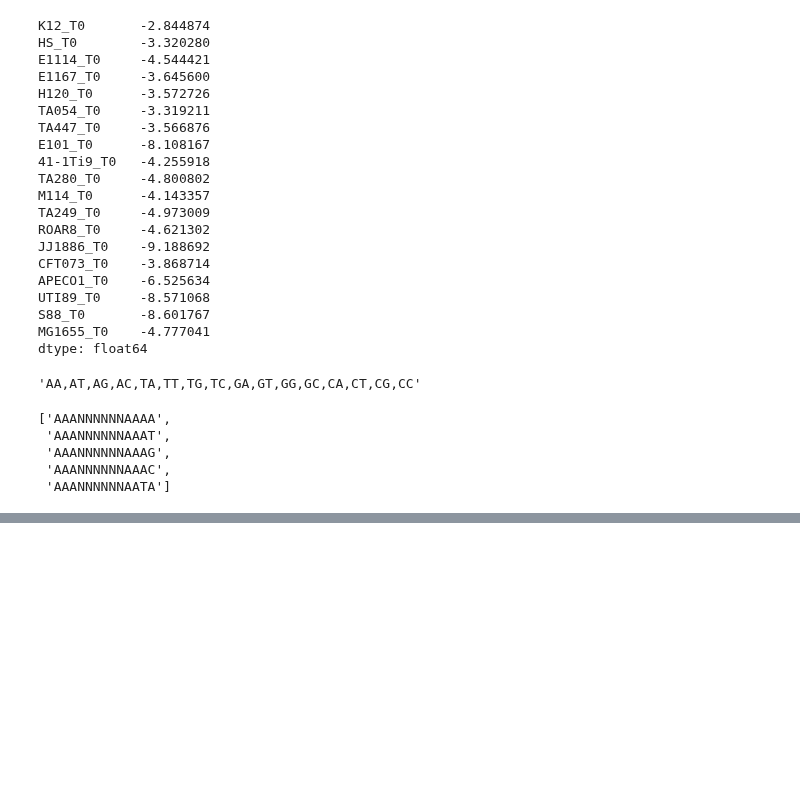
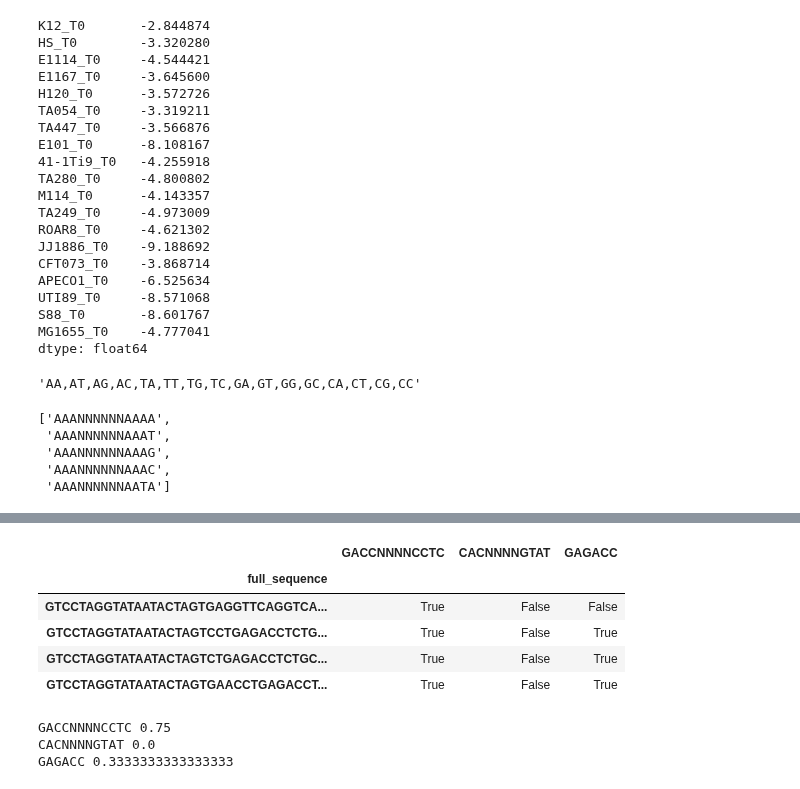
Before and after one commit to dbikard/randseq, a Jupyter notebook: nbs/01_utils.ipynb, the cells around one changed output, grey strips where cells are left out. Saved outputs shown, nothing was run; the diff lists cells and outputs as text; code cells hidden in the pictures; blank space fills up the shorter version.

```diff
--- a/nbs/01_utils.ipynb
+++ b/nbs/01_utils.ipynb
@@ -169,3 +159,21 @@ get_all_sites((3,6,4))[:5]
  'AAANNNNNNAAAG',
  'AAANNNNNNAAAC',
  'AAANNNNNNAATA']
+# %%
+#| export
+def get_lib_seq_context(seqs,left,right):
+    """
+    Generates a list of sequences by combining a left and right sequence with each sequence in the input list.
+
+    Args:
+        seqs (list): List of sequences to be combined.
+        left (str): Left sequence to prepend.
+        right (str): Right sequence to append.
+
+    Returns:
+        list: List of combined sequences.
+    """
+    left=left.upper()
+    right=right.upper()
+    lib=[left+r+right for r in seqs]
+    return lib
@@ -172,3 +257,32 @@ get_all_sites((3,6,4))[:5]
+# %%
+left, right = "GTCCTAGGTATAATACTAGT", "GTTTTAGAGCTAGAAATAGC"
+flexible_motifs_df = pd.DataFrame({"motif":["GACCNNNNCCTC","CACNNNNGTAT","GAGACC"]})
+motif_presence_df = get_motif_presence_in_library(
+            short_sequences_list=counts.index.tolist(),
+            left_context=left,
+            right_context=right,
+            flexible_motifs_df=flexible_motifs_df # Use the output from the pipeline
+        )
+
+motif_presence_df.loc[motif_presence_df["GACCNNNNCCTC"]]
+# %% [output]
+|  | GACCNNNNCCTC | CACNNNNGTAT | GAGACC |
+| full_sequence |  |  |  |
+| GTCCTAGGTATAATACTAGTGAGGTTCAGGTCA... | True | False | False |
+| GTCCTAGGTATAATACTAGTCCTGAGACCTCTG... | True | False | True |
+| GTCCTAGGTATAATACTAGTCTGAGACCTCTGC... | True | False | True |
+| GTCCTAGGTATAATACTAGTGAACCTGAGACCT... | True | False | True |
+# %%
+for motif in motif_presence_df.columns:
+    df = motif_presence_df.loc[motif_presence_df[motif]].copy()
+    df = df.drop(columns=[motif])
+    other_site_found = df.any(axis=1)
+    freq_of_other_site_found = np.sum(other_site_found) / len(other_site_found)
+    print(motif, freq_of_other_site_found)
+# %% [output]
+GACCNNNNCCTC 0.75
+CACNNNNGTAT 0.0
+GAGACC 0.3333333333333333
 # %%
 #| hide
 import nbdev; nbdev.nbdev_export()
```
Also changed, not shown: parts of 4 cells of this notebook, 10 other files.
